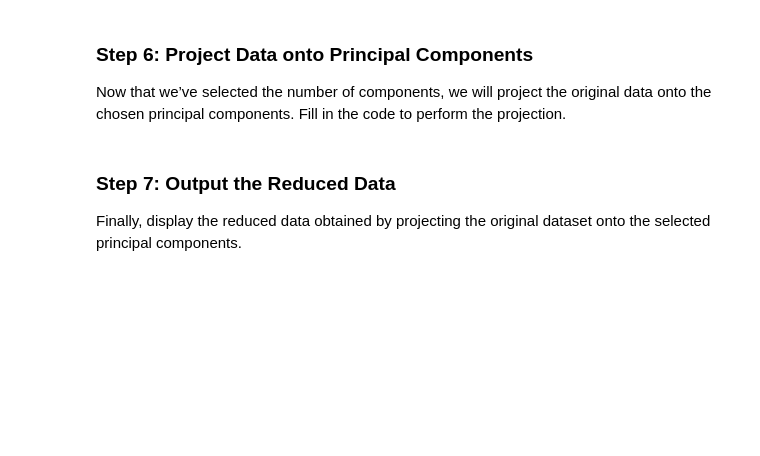
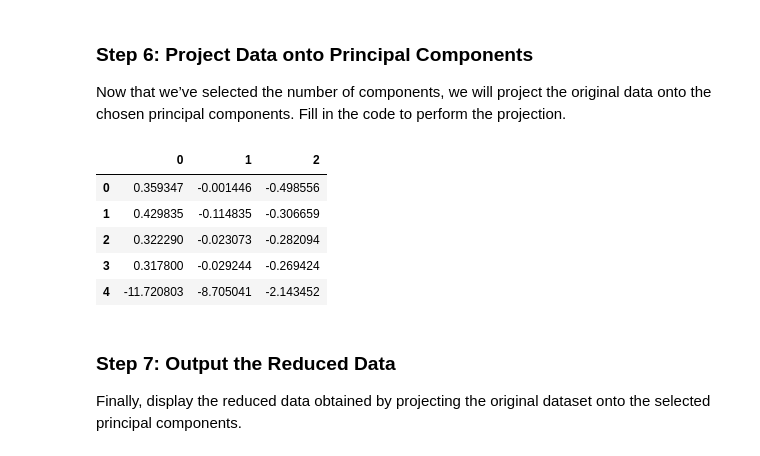
Before and after one commit to Pam-Pam29/ADVANCED-LINEAR-ALGEBRA-PCA-Group-19, a Jupyter notebook: Template_PCA_Formative_1[19].ipynb, the cells around one changed output. Cells and saved outputs as stored; diff of their text form; code cells hidden in the pictures; blank space fills up the shorter version.

```diff
--- a/Template_PCA_Formative_1[19].ipynb
+++ b/Template_PCA_Formative_1[19].ipynb
@@ -271,6 +273,6 @@ Complete the code to sort the eigenvectors and print the sorted components.
 <a url ='https://www.youtube.com/watch?v=vaF-1xUEXsA&t=17s'>How Is Explained Variance Used In PCA?'<a/>
 # %%
 # Step 5: Sort Principal Components
-sorted_indices = None  # Sort eigenvalues in descending order
-sorted_eigenvectors = None  # Sort eigenvectors accordingly
+sorted_indices = np.argsort(eigenvalues)[::-1]  # Sort eigenvalues in descending order
+sorted_eigenvectors = eigenvectors[:,sorted_indices]  # Sort eigenvectors accordingly
 sorted_eigenvectors
@@ -280,9 +300,16 @@ Now that we’ve selected the number of components, we will project the original
 Fill in the code to perform the projection.
 # %%
 # Step 6: Project Data onto Principal Components
-num_components = None  # Decide on the number of principal components to keep
-reduced_data = None  # Project data onto the principal components
+num_components = 3  # Decide on the number of principal components to keep
+reduced_data = standardized_data @ sorted_eigenvectors[:, :num_components]  # Project data onto the principal components
 reduced_data[:5]
+# %% [output]
+|  | 0 | 1 | 2 |
+| 0 | 0.359347 | -0.001446 | -0.498556 |
+| 1 | 0.429835 | -0.114835 | -0.306659 |
+| 2 | 0.322290 | -0.023073 | -0.282094 |
+| 3 | 0.317800 | -0.029244 | -0.269424 |
+| 4 | -11.720803 | -8.705041 | -2.143452 |
 # %% [markdown]
 ### Step 7: Output the Reduced Data
 Finally, display the reduced data obtained by projecting the original dataset onto the selected principal components.
```
Also changed, not shown: parts of 3 cells of this notebook.
